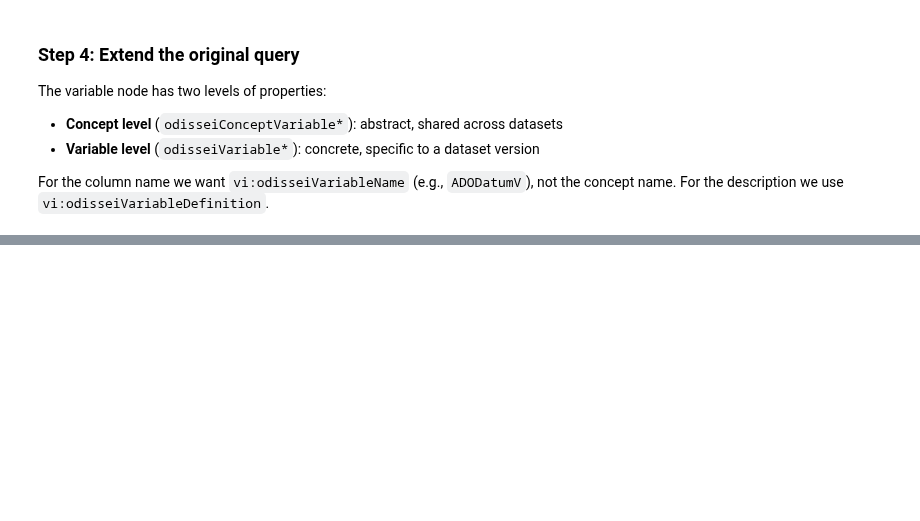
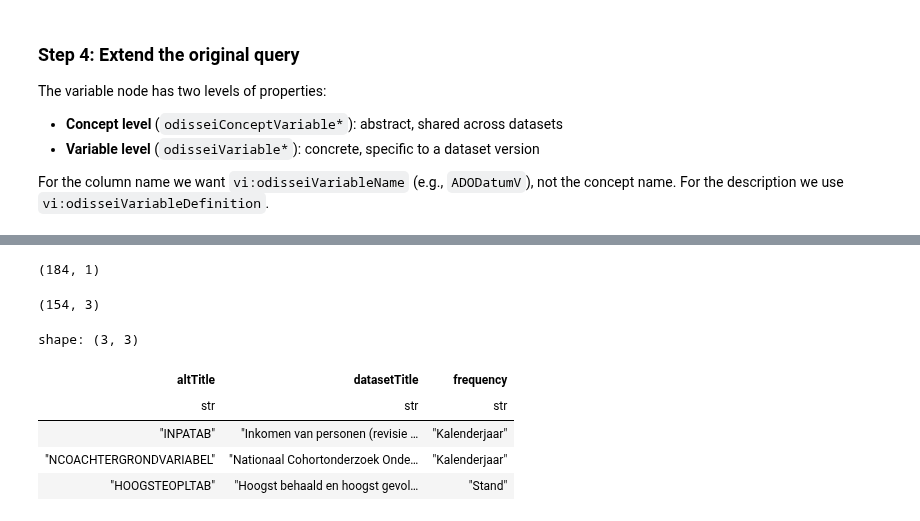
Before and after one commit to NL-LENS/life-event-metadata, a Jupyter notebook: notebooks/sparql_exploration.ipynb, the cells around one changed output, grey strips where cells are left out. Saved outputs shown, nothing was run; the diff lists cells and outputs as text; code cells hidden in the pictures; blank space fills up the shorter version.

```diff
--- a/notebooks/sparql_exploration.ipynb
+++ b/notebooks/sparql_exploration.ipynb
@@ -204,0 +428,19 @@ extended.write_csv(Path(ROOT, "data/data-designs-extended.csv"))
+# %%
+datasets_by_freq.join(extended, on="altTitle", how="inner").select(pl.col("altTitle")).unique().shape
+# %% [output]
+(184, 1)
+# %%
+subset = datasets_by_freq.join(extended, on="altTitle", how="anti")
+# %%
+subset.shape
+# %% [output]
+(154, 3)
+# %%
+subset.filter(pl.col("altTitle").str.contains("HOOGS|INPA|NCO"))
+# %% [output]
+shape: (3, 3)
+| altTitle | datasetTitle | frequency |
+| str | str | str |
+| "INPATAB" | "Inkomen van personen (revisie … | "Kalenderjaar" |
+| "NCOACHTERGRONDVARIABEL" | "Nationaal Cohortonderzoek Onde… | "Kalenderjaar" |
+| "HOOGSTEOPLTAB" | "Hoogst behaald en hoogst gevol… | "Stand" |
```
Also changed, not shown: parts of 30 cells of this notebook, 2 other files.
